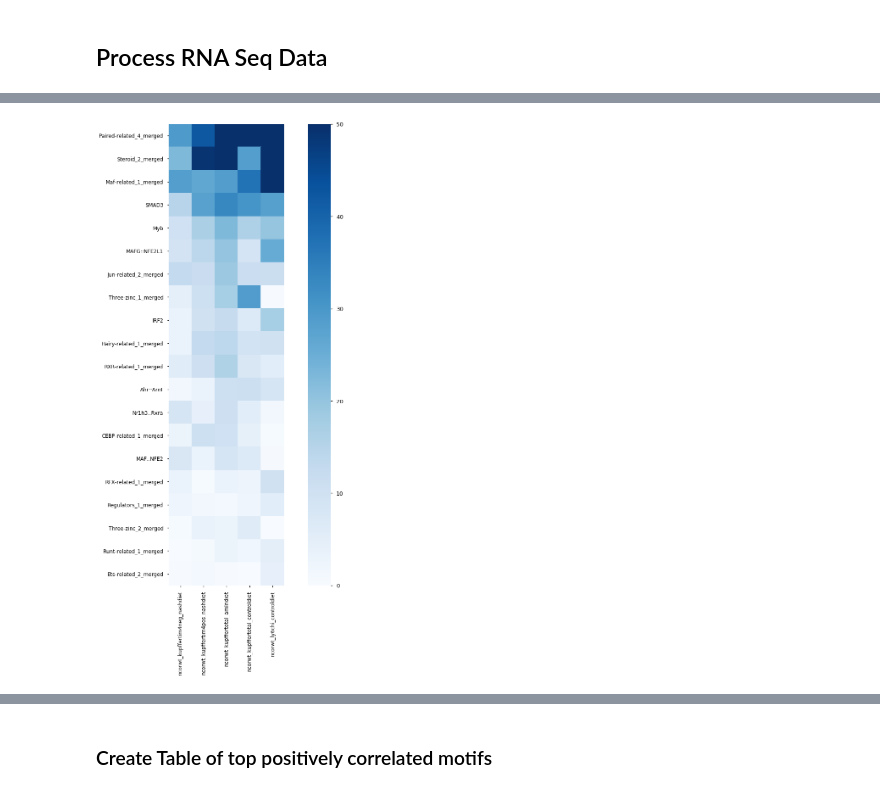
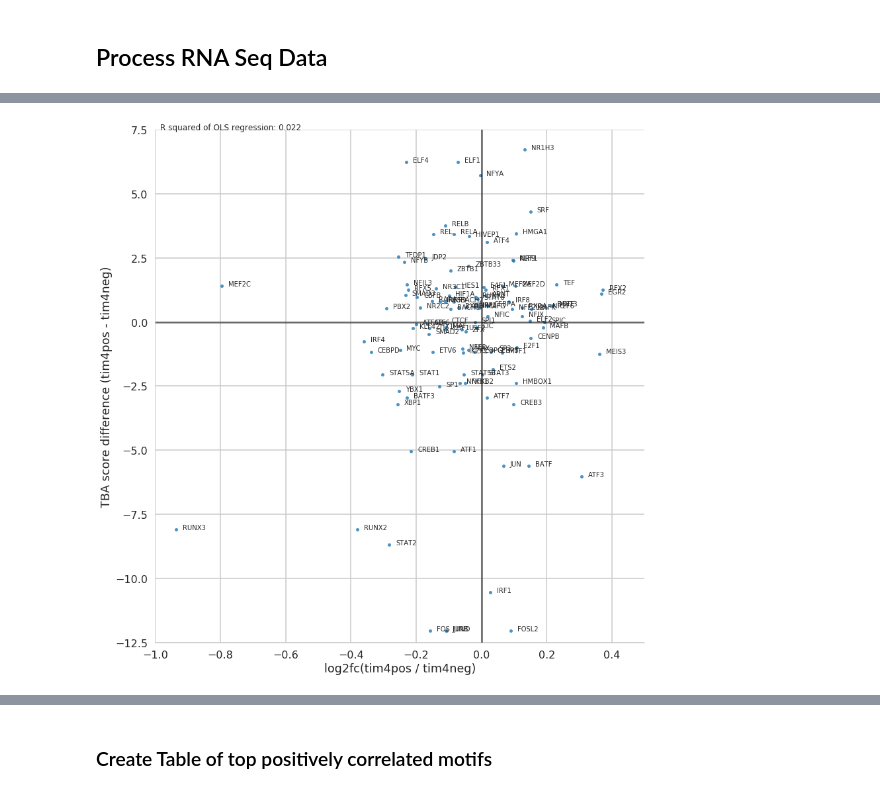
Before and after one commit to HunterBennett/liverStrains, a Jupyter notebook: results/180430_Kupffer_21wk_TBA.ipynb, the cells around one changed output, grey strips where cells are left out. Saved outputs shown, nothing was run; the diff lists cells and outputs as text; code cells hidden in the pictures.

```diff
--- a/results/180430_Kupffer_21wk_TBA.ipynb
+++ b/results/180430_Kupffer_21wk_TBA.ipynb
@@ -615,6 +737,0 @@ import re
-# %%
-motif_gene_dict = {}
-with open('./expression/motifGene.txt') as f:
-    for line in f:
-        (key, val) = line.split()
-        motif_gene_dict[key] = val
@@ -695,15 +738,53 @@ sig_exp_filtered_frame = filtered_frame.loc[sig_expressed, :]
-# %%
-# create heatmap
-fig, ax = plt.subplots(figsize=(20,20))
-hm = sns.heatmap(sig_exp_filtered_frame,
-     vmin=0,
-     cmap='Blues',
-     square=True,
-     ax=ax)
-pos = hm.get_position()
-
-hm.set_yticklabels(size=12, labels = sig_exp_filtered_frame.index.values[::-1]);
-hm.set_xticklabels(size=12, labels = sig_exp_filtered_frame.columns.values, rotation=90);
-# plt.savefig('./figures/tba_heatmap_heatmap.pdf',bbox_inches='tight')
-# %% [output]
-[figure, removed]
+# %%
+# import linear regression module
+import statsmodels.formula.api as sm
+
+# define function for labeling points on scatter
+def label_point(x, y, val, ax):
+    a = pd.concat({'x': x, 'y': y, 'val': val}, axis=1)
+    for i, point in a.iterrows():
+        ax.text(point['x']+.02, point['y'], str(point['val']), fontsize=10)
+# %%
+# create temporary frame with sample data
+samp1 = 'ncorwt_kupffertim4pos_nashdiet'
+samp2 = 'ncorwt_kupffertim4neg_nashdiet'
+avg_exp = (exp_avg[samp1] + exp_avg[samp2])/2
+avg_exp.index = pd.Series(avg_exp.index).str.upper()
+log2fc = np.log2(exp_avg[samp1] / exp_avg[samp2])
+log2fc.index = pd.Series(log2fc.index).str.upper()
+sig_delta = tf_score_frame[samp1] - tf_score_frame[samp2]
+tmp_frame = pd.merge(pd.merge(pd.DataFrame(avg_exp, columns=['avg_exp']),
+                              pd.DataFrame(log2fc, columns=['log2fc']),
+                              right_index=True, left_index=True,
+                              how='inner'),
+                     pd.DataFrame(sig_delta, columns=['sig_delta']),
+                     right_index=True, left_index=True,
+                     how='inner')
+
+
+# plot scatter
+fig = sns.lmplot(x='log2fc', y='sig_delta',
+                 data=tmp_frame, size=12,
+                 scatter_kws={'s': 25},
+                 fit_reg=False)
+fig.set_axis_labels('log2fc(tim4pos / tim4neg)', 'TBA score difference (tim4pos - tim4neg)')
+label_point(tmp_frame.log2fc, tmp_frame.sig_delta,
+            pd.Series(tmp_frame.index, index=tmp_frame.index), plt.gca())
+
+# plot axes as darker colors
+plt.plot([0, 0], [-100, 100], color='k', alpha=0.5)
+plt.plot([-100, 100], [0, 0], color='k', alpha=0.5)
+
+# set axis limits
+axes = plt.gca()
+axes.set_xlim([-1,0.5])
+axes.set_ylim([-12.5,7.5])
+
+# calculate R^2
+result = sm.ols(formula='sig_delta ~ log2fc', data=tmp_frame).fit()
+plt.gca().annotate('R squared of OLS regression: %.3f' % result.rsquared,
+             xy=(0.01, 1), xycoords='axes fraction', fontsize=12)
+
+plt.savefig('./expression/tim4pos_tim4neg_log_log_plot.pdf', bbox_inches='tight')
+# %% [output]
+[figure, added]
```
Also changed, not shown: parts of 44 cells of this notebook, 13 other files.
